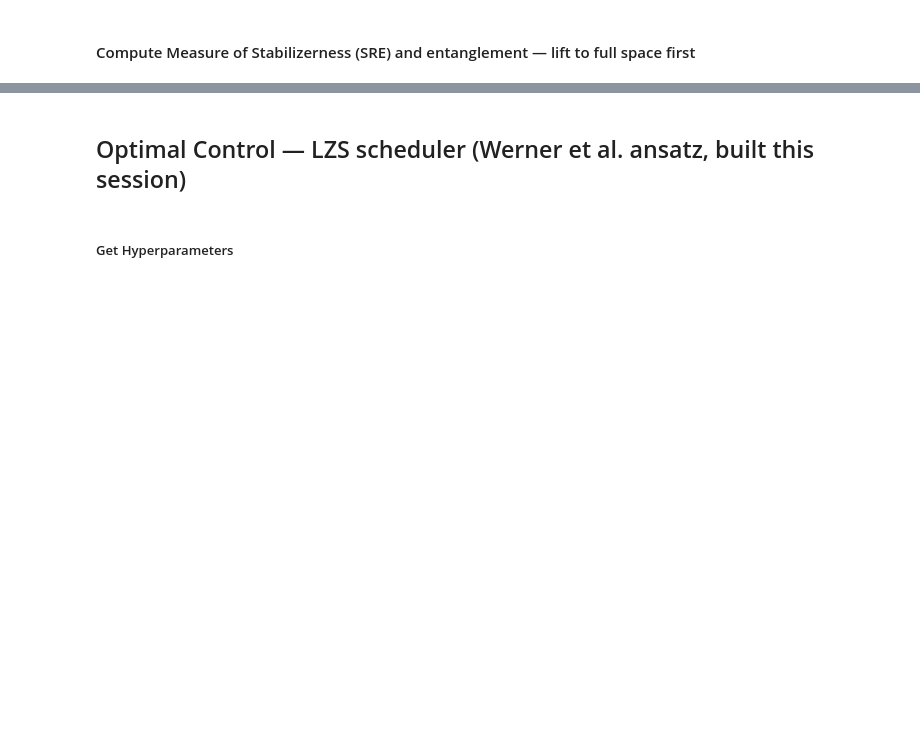
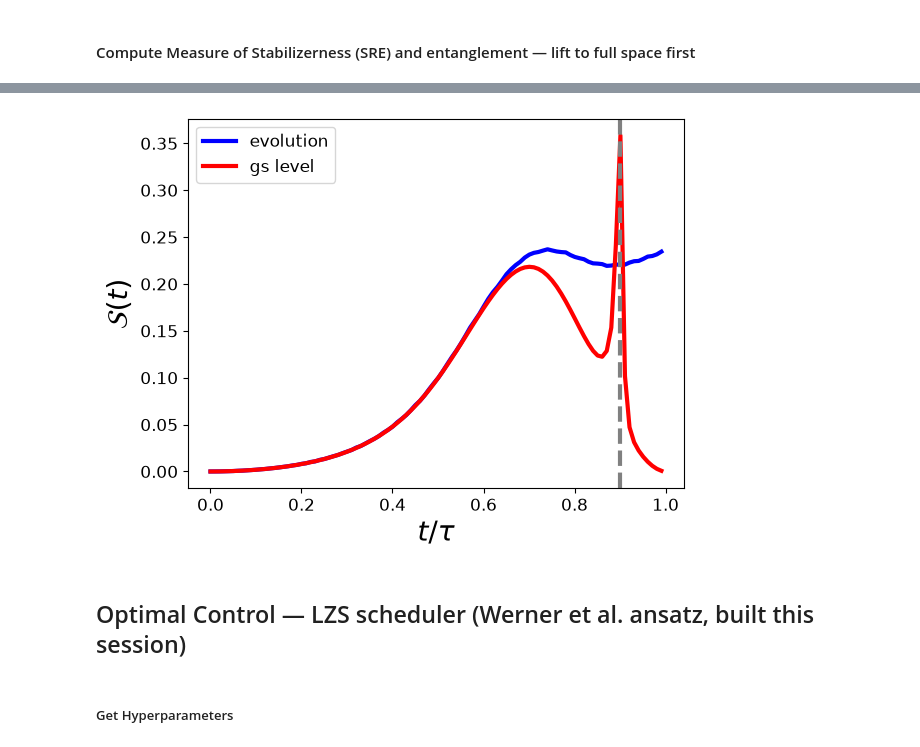
Before and after one commit to emacosta95/Magic4Annealing, a Jupyter notebook: FrustratedRing.ipynb, the cells around one changed output, grey strips where cells are left out. Cells and saved outputs as stored; diff of their text form; code cells hidden in the pictures; blank space fills up the shorter version.

```diff
--- a/FrustratedRing.ipynb
+++ b/FrustratedRing.ipynb
@@ -398,3 +449,28 @@ plt.show()
+# %%
+plt.plot(
+    time_sub / tau,
+    entanglement_entropy_history,
+    label="evolution",
+    color="blue",
+    linestyle="-",
+    linewidth=3,
+)
+plt.plot(
+    time_sub / tau,
+    entanglement_entropy_gs_level_history,
+    label="gs level",
+    color="red",
+    linestyle="-",
+    linewidth=3,
+)
+plt.axvline(s_mingap, linestyle="--", color="grey", lw=3)
+plt.xlabel(r"$t/\tau$", fontsize=20)
+plt.ylabel(r"$\mathcal{S}(t)$", fontsize=20)
+plt.legend(fontsize=12)
+plt.tick_params(axis="both", which="major", labelsize=12)
+plt.show()
+# %% [output]
+[figure, added]
 # %% [markdown]
 ## Optimal Control — LZS scheduler (Werner et al. ansatz, built this session)
 # %% [markdown]
```
Also changed, not shown: parts of 11 cells of this notebook, 1 other file.
